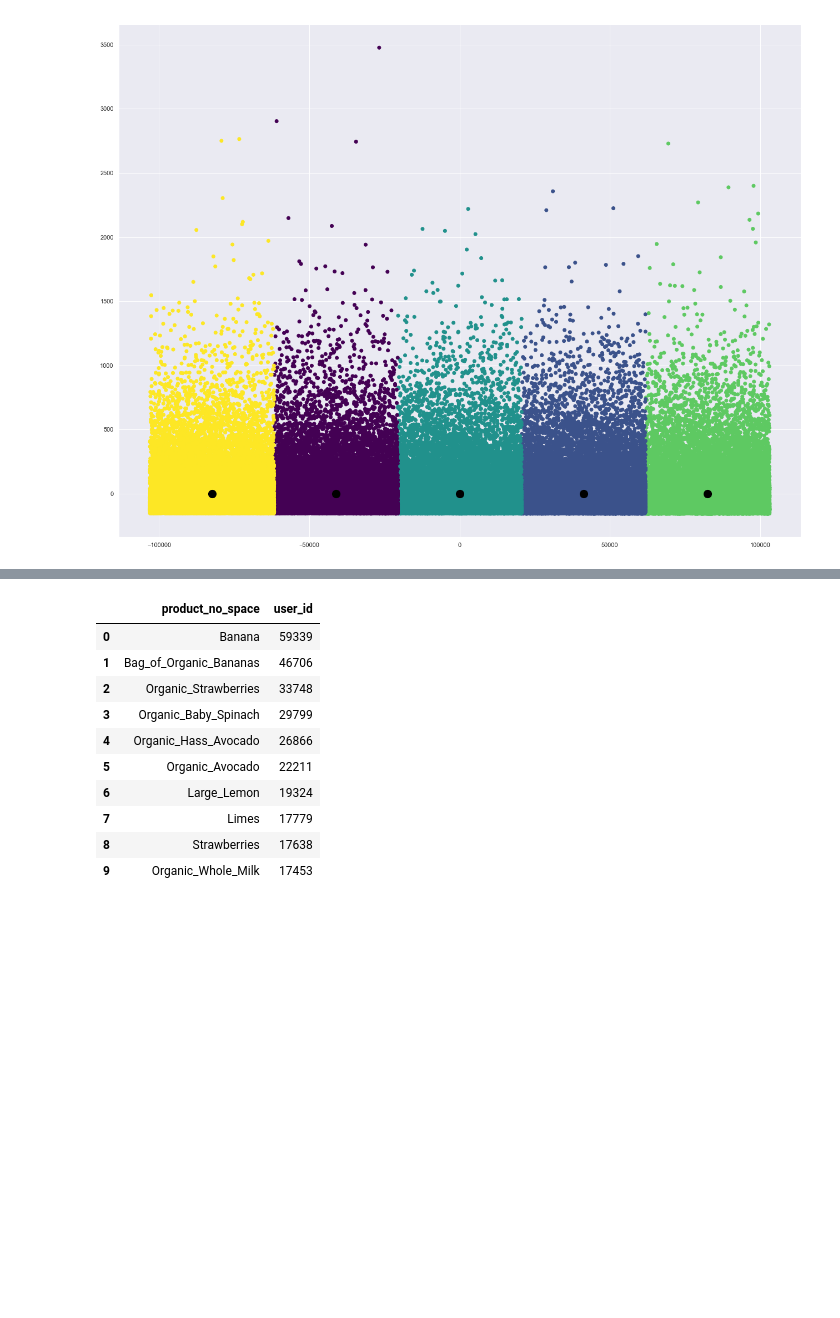
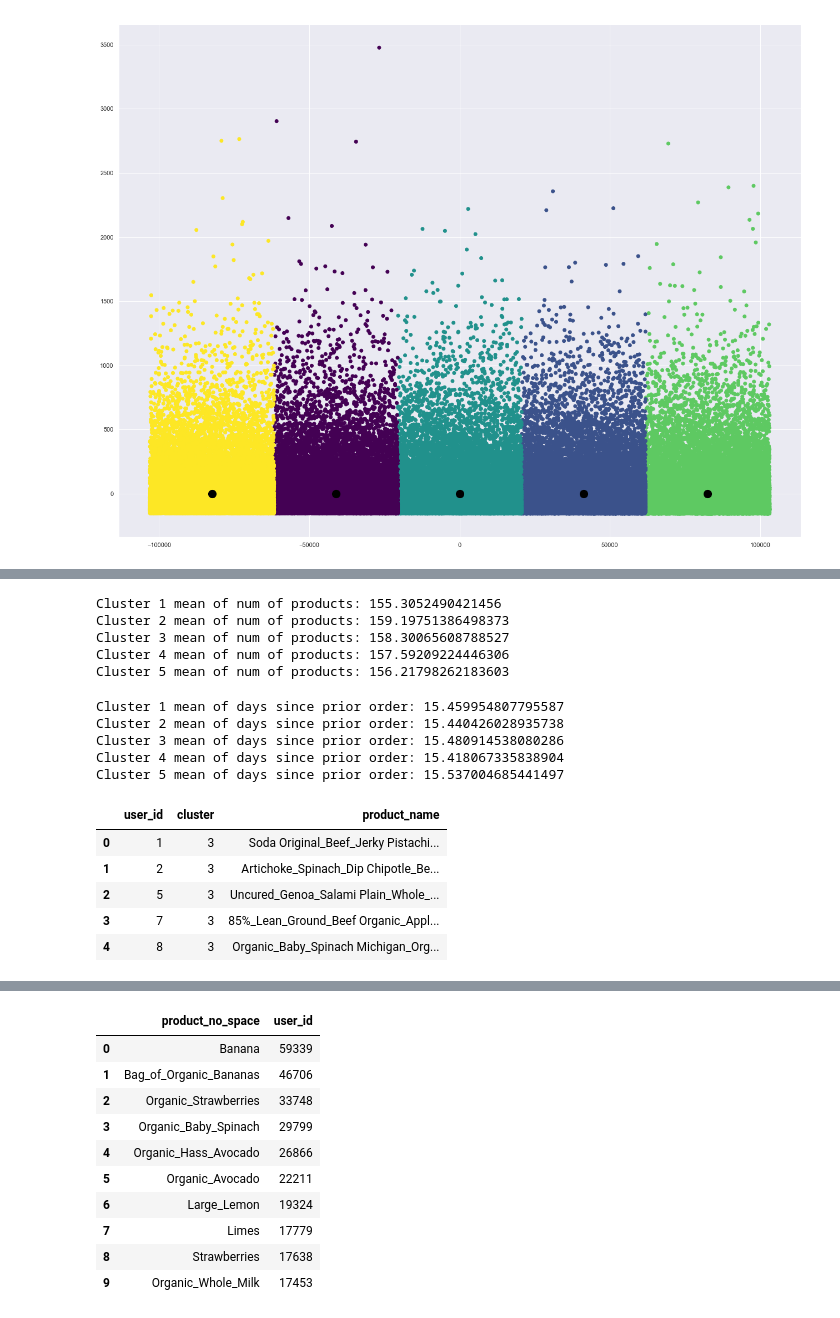
Before and after one commit to addiwei/Cap, a Jupyter notebook: Cap_Clustering_2.ipynb, the cells around one changed output, grey strips where cells are left out. Cells and saved outputs as stored; diff of their text form; code cells hidden in the pictures; blank space fills up the shorter version.

```diff
--- a/Cap_Clustering_2.ipynb
+++ b/Cap_Clustering_2.ipynb
@@ -398,0 +397,2 @@ cluster_product = cluster_order_info[['user_id','cluster','product_no_space']]
+# %%
+user_info = pd.merge(pca_df, user_avg, how='left', on='user_id')
@@ -398,0 +401,34 @@ cluster_product = cluster_order_info[['user_id','cluster','product_no_space']]
+# %%
+print('Cluster 1 mean of num of products: ' + str(cluster_means[cluster_means['cluster'] == 0].num_of_products.agg('mean')))
+print('Cluster 2 mean of num of products: ' + str(cluster_means[cluster_means['cluster'] == 1].num_of_products.agg('mean')))
+print('Cluster 3 mean of num of products: ' + str(cluster_means[cluster_means['cluster'] == 2].num_of_products.agg('mean')))
+print('Cluster 4 mean of num of products: ' + str(cluster_means[cluster_means['cluster'] == 3].num_of_products.agg('mean')))
+print('Cluster 5 mean of num of products: ' + str(cluster_means[cluster_means['cluster'] == 4].num_of_products.agg('mean')))
+# %% [output]
+Cluster 1 mean of num of products: 155.3052490421456
+Cluster 2 mean of num of products: 159.19751386498373
+Cluster 3 mean of num of products: 158.30065608788527
+Cluster 4 mean of num of products: 157.59209224446306
+Cluster 5 mean of num of products: 156.21798262183603
+# %%
+print('Cluster 1 mean of days since prior order: ' + str(cluster_means[cluster_means['cluster'] == 0].days_since_prior_order.agg('mean')))
+print('Cluster 2 mean of days since prior order: ' + str(cluster_means[cluster_means['cluster'] == 1].days_since_prior_order.agg('mean')))
+print('Cluster 3 mean of days since prior order: ' + str(cluster_means[cluster_means['cluster'] == 2].days_since_prior_order.agg('mean')))
+print('Cluster 4 mean of days since prior order: ' + str(cluster_means[cluster_means['cluster'] == 3].days_since_prior_order.agg('mean')))
+print('Cluster 5 mean of days since prior order: ' + str(cluster_means[cluster_means['cluster'] == 4].days_since_prior_order.agg('mean')))
+# %% [output]
+Cluster 1 mean of days since prior order: 15.459954807795587
+Cluster 2 mean of days since prior order: 15.440426028935738
+Cluster 3 mean of days since prior order: 15.480914538080286
+Cluster 4 mean of days since prior order: 15.418067335838904
+Cluster 5 mean of days since prior order: 15.537004685441497
+# %%
+cluster_user = user_info[['user_id','cluster','product_name']]
+cluster_user.head()
+# %% [output]
+|  | user_id | cluster | product_name |
+| 0 | 1 | 3 | Soda Original_Beef_Jerky Pistachi... |
+| 1 | 2 | 3 | Artichoke_Spinach_Dip Chipotle_Be... |
+| 2 | 5 | 3 | Uncured_Genoa_Salami Plain_Whole_... |
+| 3 | 7 | 3 | 85%_Lean_Ground_Beef Organic_Appl... |
+| 4 | 8 | 3 | Organic_Baby_Spinach Michigan_Org... |
```
Also changed, not shown: parts of 10 cells of this notebook.
